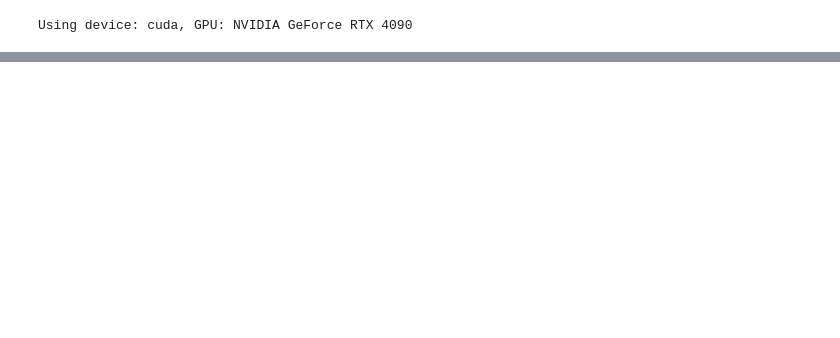
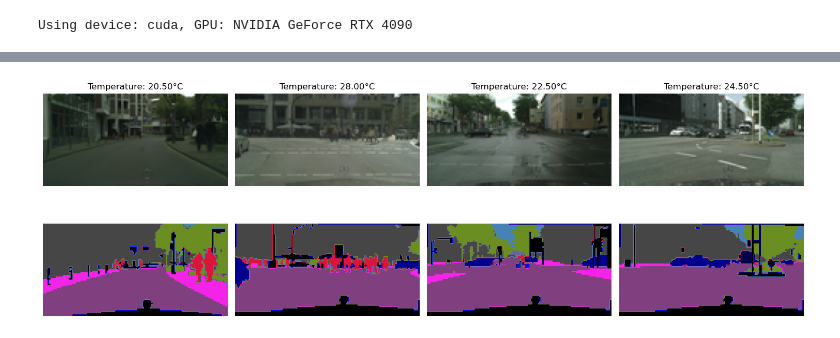
Before and after one commit to matzefit/Streetview-Image-Decoding, a Jupyter notebook: UNET-test.ipynb, the cells around one changed output, grey strips where cells are left out. Cells and saved outputs as stored; diff of their text form; code cells hidden in the pictures; blank space fills up the shorter version.

Commit message:
trained some more

```diff
--- a/UNET-test.ipynb
+++ b/UNET-test.ipynb
@@ -33,3 +39,10 @@ else:
 print(f"Using device: {device}, GPU: {gpu_name}")
 # %% [output]
 Using device: cuda, GPU: NVIDIA GeForce RTX 4090
+# %%
+temp_min, temp_max = get_min_max('./data')
+
+print(temp_min, temp_max)
+
+mean=[0.485, 0.456, 0.406]
+std=[0.229, 0.224, 0.225]
@@ -36,8 +51,24 @@ Using device: cuda, GPU: NVIDIA GeForce RTX 4090
 # %%
-train_dataset = CityscapeSegTemp(root_dir='./data', split='train', device = device)
-val_dataset =   CityscapeSegTemp(root_dir='./data', split='val', device= device)
+aug = transforms.Compose([
+    transforms.ToTensor(),
+    transforms.Normalize(mean=[0.485, 0.456, 0.406], std=[0.229, 0.224, 0.225]),
+])
+
+train_dataset = CityscapeSegTemp(root_dir ='./data', split = 'train',
+                                 device = device,
+                                 transform = aug,
+                                 temp_scale=(temp_min, temp_max)
+                                 )
 
 
-batch_size = 8
+
+val_dataset =   CityscapeSegTemp(root_dir = './data', split= 'val',
+                                 device = device,
+                                 transform = aug,
+                                 temp_scale=(temp_min, temp_max)
+                                 )
+
+
+batch_size = 12
 train_loader = DataLoader(train_dataset, batch_size=batch_size, shuffle=True)
 val_loader = DataLoader(val_dataset, batch_size=batch_size, shuffle=False)
@@ -252,0 +107,4 @@ Validation total loss: 6293.506 -  Mask Loss: 3146416.957, Temp Loss: 3358.517,
+# %%
+plot_samples(train_loader, unnormalize= True, mean = mean , std = std, temp_scale=(temp_min, temp_max))
+# %% [output]
+[figure, added]
```
Also changed, not shown: parts of 21 cells of this notebook, 2 other files.
